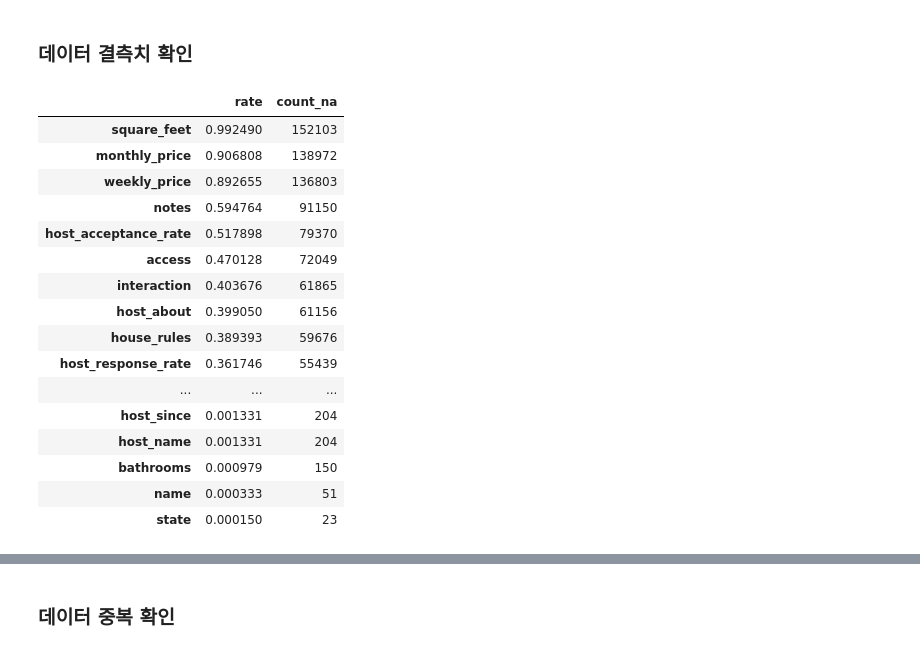
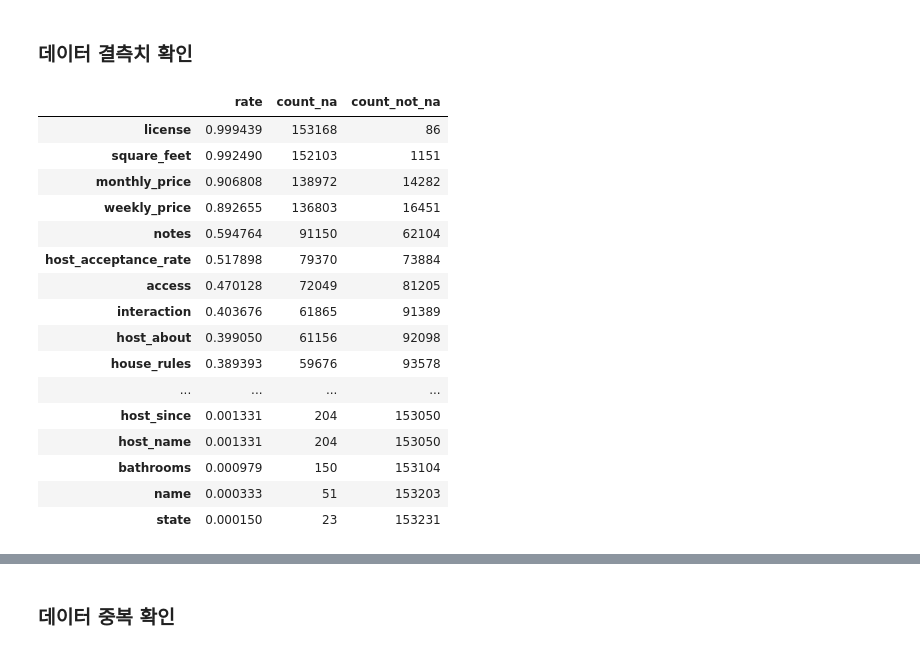
Before and after one commit to whitw/CAUBigdata, a Jupyter notebook: run.ipynb, the cells around one changed output, grey strips where cells are left out. Saved outputs shown, nothing was run; the diff lists cells and outputs as text; code cells hidden in the pictures.

```diff
--- a/run.ipynb
+++ b/run.ipynb
@@ -157,9 +144,10 @@ column_to_drop = [
     'country',
     'country_code',
     'requires_license',
-    'license',
+    'is_business_travel_ready',
     'jurisdiction_names',
-    'is_business_travel_ready']
+    'has_availability'
+    ]
 for column in column_to_drop:
     try:
         data = data.drop(column, axis='columns')
@@ -172,25 +160,26 @@ for column in column_to_drop:
 # %%
 count = len(data.id)
 df_na_count = data.isna().sum()
 df_na_rate = df_na_count / count
 df_na = pd.concat([df_na_rate, df_na_count], axis=1)
 df_na.columns = ['rate', 'count_na']
+df_na['count_not_na'] = count - df_na['count_na']
 df_na[df_na.count_na != 0].sort_values(by='rate', ascending=False)
 # %% [output]
-|  | rate | count_na |
-| square_feet | 0.992490 | 152103 |
-| monthly_price | 0.906808 | 138972 |
-| weekly_price | 0.892655 | 136803 |
-| notes | 0.594764 | 91150 |
-| host_acceptance_rate | 0.517898 | 79370 |
-| access | 0.470128 | 72049 |
-| interaction | 0.403676 | 61865 |
-| host_about | 0.399050 | 61156 |
-| house_rules | 0.389393 | 59676 |
-| host_response_rate | 0.361746 | 55439 |
-| ... | ... | ... |
-| host_since | 0.001331 | 204 |
-| host_name | 0.001331 | 204 |
-| bathrooms | 0.000979 | 150 |
-| name | 0.000333 | 51 |
-| state | 0.000150 | 23 |
+|  | rate | count_na | count_not_na |
+| license | 0.999439 | 153168 | 86 |
+| square_feet | 0.992490 | 152103 | 1151 |
+| monthly_price | 0.906808 | 138972 | 14282 |
+| weekly_price | 0.892655 | 136803 | 16451 |
+| notes | 0.594764 | 91150 | 62104 |
+| host_acceptance_rate | 0.517898 | 79370 | 73884 |
+| access | 0.470128 | 72049 | 81205 |
+| interaction | 0.403676 | 61865 | 91389 |
+| host_about | 0.399050 | 61156 | 92098 |
+| house_rules | 0.389393 | 59676 | 93578 |
+| ... | ... | ... | ... |
+| host_since | 0.001331 | 204 | 153050 |
+| host_name | 0.001331 | 204 | 153050 |
+| bathrooms | 0.000979 | 150 | 153104 |
+| name | 0.000333 | 51 | 153203 |
+| state | 0.000150 | 23 | 153231 |
```
Also changed, not shown: parts of 17 cells of this notebook.
